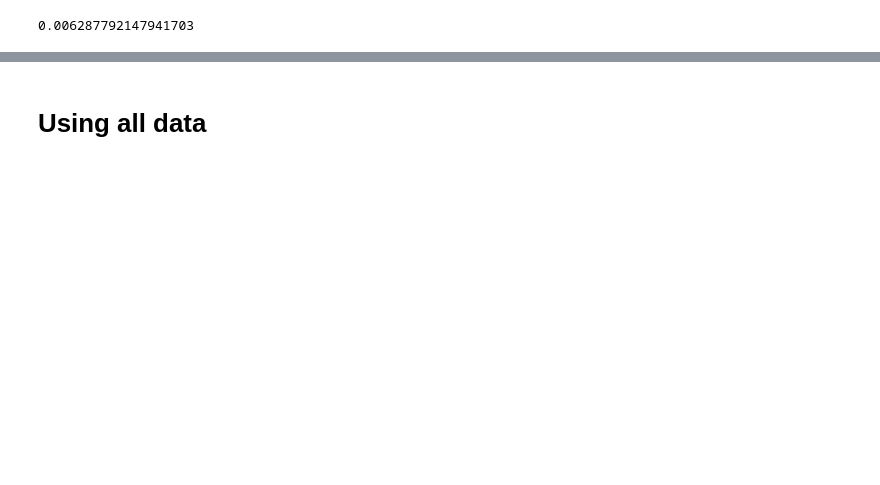
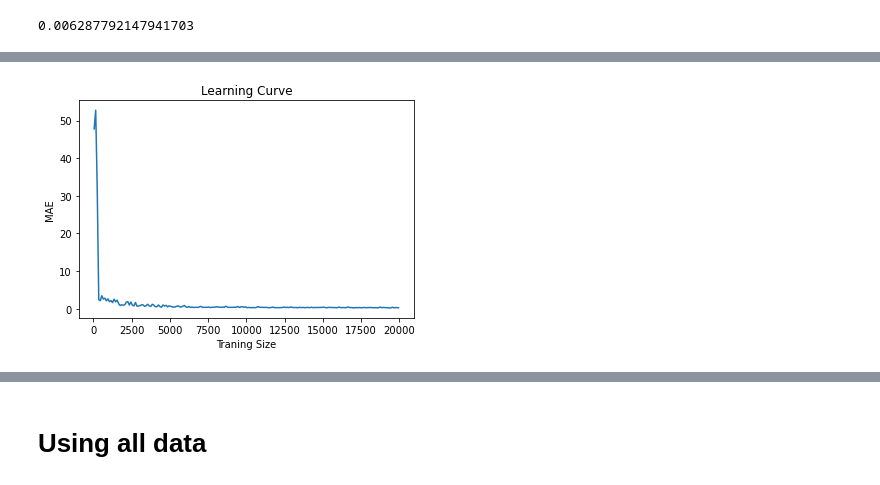
Before and after one commit to stevenYang914/Foundry_Models, a Jupyter notebook: Kaggle_Model.ipynb, the cells around one changed output, grey strips where cells are left out. Cells and saved outputs as stored; diff of their text form; code cells hidden in the pictures; blank space fills up the shorter version.

Commit message:
Updated learning curve

```diff
--- a/Kaggle_Model.ipynb
+++ b/Kaggle_Model.ipynb
@@ -716,0 +760,17 @@ MAE / (df['H'].mad())
+# %%
+# Removing columns with variance = 0
+df_desc_subset = df_desc_subset.loc[:, df_desc_subset.var() > 0.0]
+# %%
+# Normalizing the descriptors
+df_desc_subsetN = pd.DataFrame(MinMaxScaler().fit_transform(df_desc_subset), columns = df_desc_subset.columns)
+# %%
+# make sure there is at least 20% of testing data
+MAE_list = []
+for i in range(50, 20000, 100):
+    x_train, x_test, y_train, y_test = train_test_split(df_desc_subsetN, df_subset['H'],
+                                                    test_size=1-(i/25000), random_state=42)
+    model, score = neural_model(x_train, y_train, x_test, y_test, neurons=64)
+    test_predictions = model.predict(x_test)
+    errors = y_test - test_predictions.flatten()
+    MAE = np.abs(errors).mean()
+    MAE_list.append(MAE)
@@ -716,0 +797,12 @@ MAE / (df['H'].mad())
+# %%
+traning_size = list(range(50, 20000, 100))
+# %%
+import matplotlib.pyplot as plt
+
+plt.plot(traning_size, MAE_list)
+plt.title('Learning Curve')
+plt.xlabel('Traning Size')
+plt.ylabel('MAE')
+plt.show()
+# %% [output]
+[figure, added]
```
Also changed, not shown: parts of 58 cells of this notebook.
